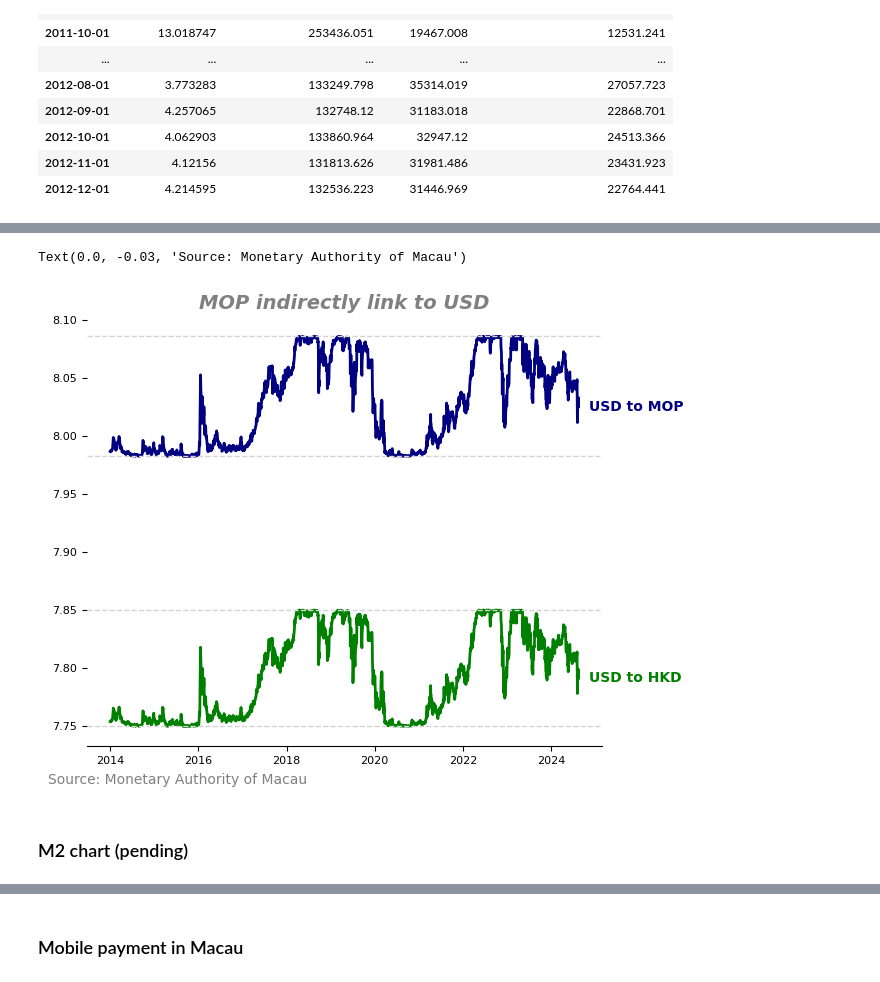
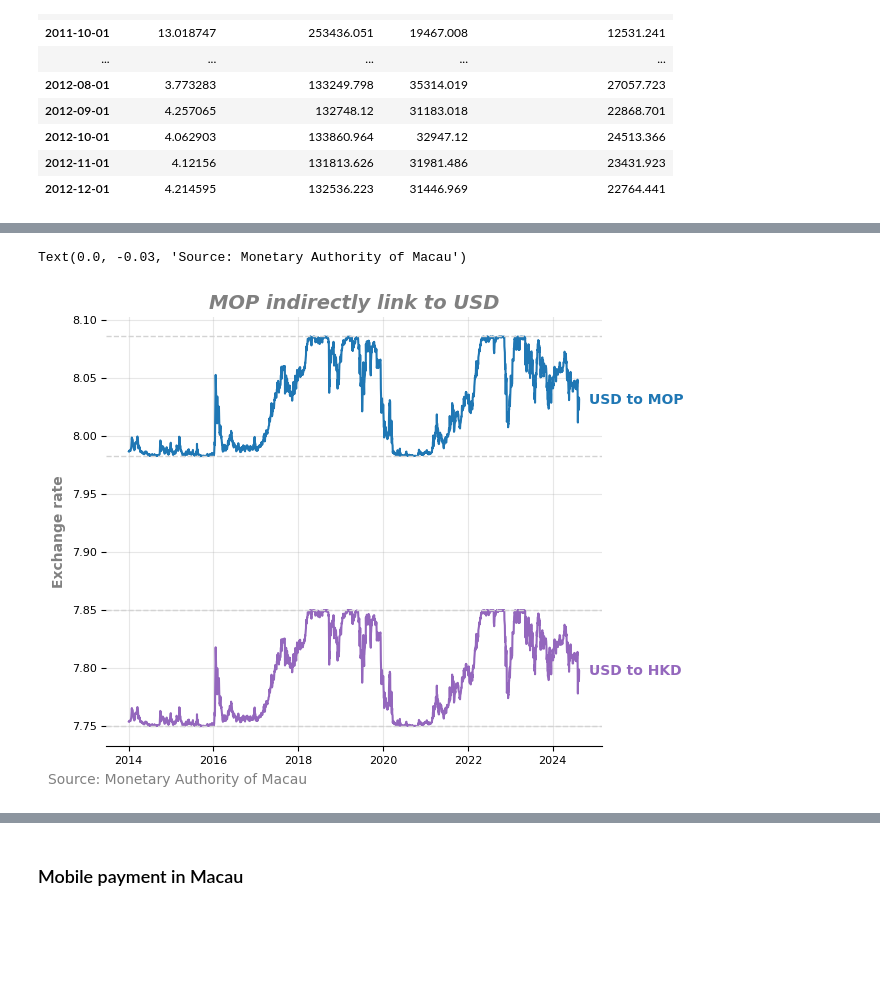
Before and after one commit to mogcai/BCPLP, a Jupyter notebook: Macau.ipynb, the cells around one changed output, grey strips where cells are left out. Saved outputs shown, nothing was run; the diff lists cells and outputs as text; code cells hidden in the pictures; blank space fills up the shorter version.

Commit message:
update graph design

```diff
--- a/Macau.ipynb
+++ b/Macau.ipynb
@@ -9,7 +7,7 @@ import matplotlib.pyplot as plt
 # %% [markdown]
 ### M1/M2
 # %%
-url='https://cdn.amcm.gov.mo/uploads/attachment/2024-07/1_Money_75.xlsx'
+url='https://cdn.amcm.gov.mo/uploads/attachment/2024-08/1_Money_76.xlsx'
 headers = {'User-Agent': 'Mozilla/5.0 (Macintosh; Intel Mac OS X 10_10_1) AppleWebKit/537.36 (KHTML, like Gecko) Chrome/39.0.2171.95 Safari/537.36'}
 r=requests.get(url, headers=headers)
 if r.ok:
@@ -351,18 +479,16 @@ Index(['Year', 'Month', 'Net Foreign Assets', 'Foreign Assets',
 # %%
-
-
 fig, ax = plt.subplots(1, 1, layout='constrained')
 data_mop=df_FX[df_FX['currency']=='USD']['usdMeanValue']
 data_hkd=df_FX[df_FX['currency']=='USD']['usdMeanValue']/df_FX[df_FX['currency']=='HKD']['usdMeanValue']
 
-ax.plot(data_mop, label='USD to MOP', linewidth=2, color="#000080")
-ax.plot(data_hkd, label='USD to MOP', linewidth=2, color="green")
+ax.plot(data_mop, label='USD to MOP', linewidth=1.5, color=mcolors.TABLEAU_COLORS['tab:blue'])
+ax.plot(data_hkd, label='USD to MOP', linewidth=1.5, color=mcolors.TABLEAU_COLORS['tab:purple'])
 # for i, label in enumerate(labels):
 ax.text(
         data_mop.index[-1].year * 9.9,
         data_mop[-1],
         'USD to MOP',
-        color='#000080',
+        color=mcolors.TABLEAU_COLORS['tab:blue'],
         fontweight="bold",
         horizontalalignment="left",
         verticalalignment="center",
@@ -372,40 +498,40 @@ ax.text(
         data_hkd.index[-1].year * 9.9,
         data_hkd[-1],
         'USD to HKD',
-        color='green',
+        color=mcolors.TABLEAU_COLORS['tab:purple'],
         fontweight="bold",
         horizontalalignment="left",
         verticalalignment="center",
     )
 
 # ax.set_xlabel('Year')
 # ax.grid(True)
 ax.set_title('MOP indirectly link to USD', fontsize=14,
             fontstyle='italic', fontweight='bold', color='grey')
 # ax.legend()
 
 # ax.grid(True)
 # ax.legend()
 plt.axhline(y=7.75*1.03, color='lightgrey', linestyle='--', linewidth=1)
 plt.axhline(y=7.85*1.03, color='lightgrey', linestyle='--', linewidth=1)
 plt.axhline(y=7.75, color='lightgrey', linestyle='--', linewidth=1)
 plt.axhline(y=7.85, color='lightgrey', linestyle='--', linewidth=1)
 
 # Hide the all but the bottom spines (axis lines)
 ax.spines["right"].set_visible(False)
 ax.spines["left"].set_visible(False)
 ax.spines["top"].set_visible(False)
+ax.set_ylabel('Exchange rate', color='grey', weight='bold')
 
 # Only show ticks on the left and bottom spines
 ax.yaxis.set_ticks_position("left")
 ax.xaxis.set_ticks_position("bottom")
+ax.grid(True, alpha=0.3)
 # ax.spines["bottom"].set_bounds(min(x), max(x))
 
 fig.text(0.0, -0.03, 'Source: Monetary Authority of Macau', color='grey')
 # %% [output]
 Text(0.0, -0.03, 'Source: Monetary Authority of Macau')
-[figure, old version]
+[figure, new version]
 # %%
 df_FX[df_FX['currency']=='USD'][:100]['usdMeanValue'].to_excel('tmp.xlsx')
-# %% [markdown]
-### M2 chart (pending)
```
Also changed, not shown: parts of 26 cells of this notebook, 1 other file.
